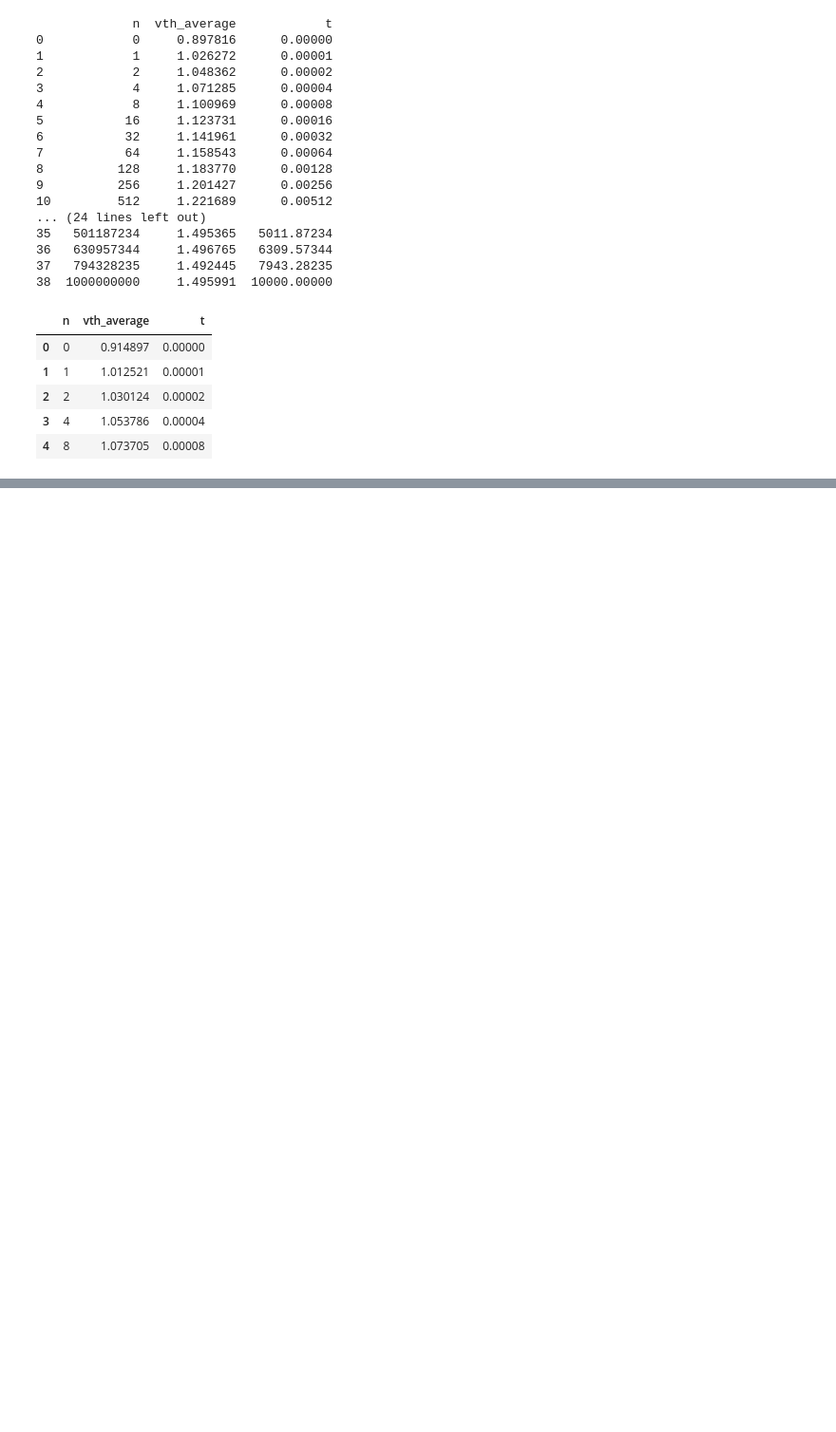
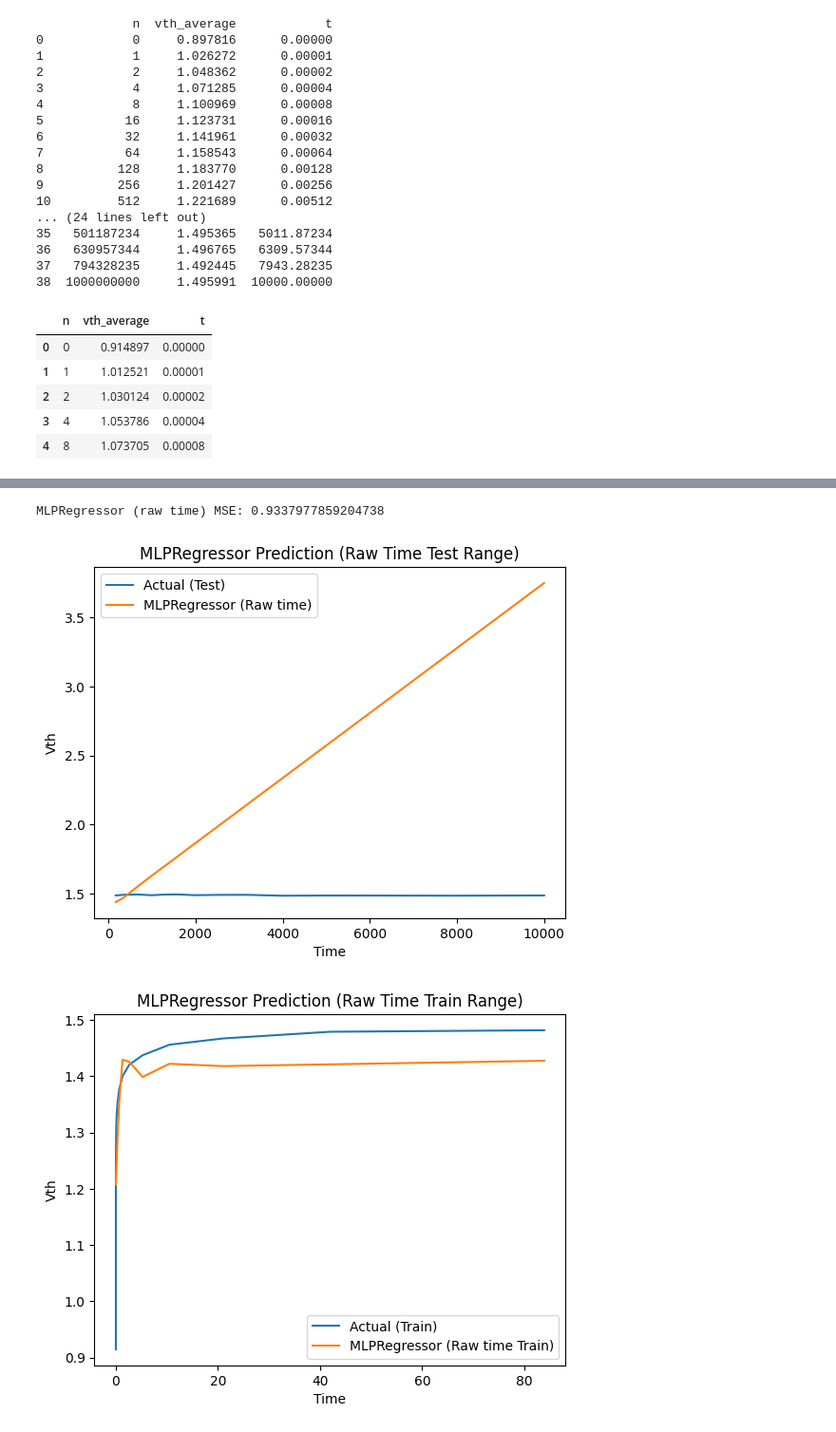
Before and after one commit to thjuels/PINN-GaN-lifetime, a Jupyter notebook: standardmodel.ipynb, the cells around one changed output, grey strips where cells are left out. Shown: that part at 95% size. Drawn from its saved outputs; the diff is of its cells as text; code cells hidden in the pictures; blank space fills up the shorter version.

```diff
--- a/standardmodel.ipynb
+++ b/standardmodel.ipynb
@@ -41,0 +115,34 @@ data_23.head()
+# %%
+# Prepare train/test data using raw time (not log)
+X_train_raw = data_23["t"][0:25].values.reshape(-1, 1)
+X_test_raw = data_23["t"][25:].values.reshape(-1, 1)
+
+# Train MLPRegressor on raw time
+mlp_raw = MLPRegressor(hidden_layer_sizes=(64, 32), max_iter=1000, random_state=42)
+mlp_raw.fit(X_train_raw, y_train)
+y_pred_mlp_raw = mlp_raw.predict(X_test_raw)
+y_pred_mlp_raw_train = mlp_raw.predict(X_train_raw)
+
+print("MLPRegressor (raw time) MSE:", mean_squared_error(y_test, y_pred_mlp_raw))
+
+# Plot predictions on test range
+plt.plot(data_23["t"][25:], y_test, label="Actual (Test)")
+plt.plot(data_23["t"][25:], y_pred_mlp_raw, label="MLPRegressor (Raw time)")
+plt.legend()
+plt.xlabel("Time")
+plt.ylabel("Vth")
+plt.title("MLPRegressor Prediction (Raw Time Test Range)")
+plt.show()
+
+# Plot predictions on training range
+plt.plot(data_23["t"][0:25], y_train, label="Actual (Train)")
+plt.plot(data_23["t"][0:25], y_pred_mlp_raw_train, label="MLPRegressor (Raw time Train)")
+plt.legend()
+plt.xlabel("Time")
+plt.ylabel("Vth")
+plt.title("MLPRegressor Prediction (Raw Time Train Range)")
+plt.show()
+# %% [output]
+MLPRegressor (raw time) MSE: 0.9337977859204738
+[figure, added]
+[figure, added]
```
Also changed, not shown: parts of 17 cells of this notebook.
